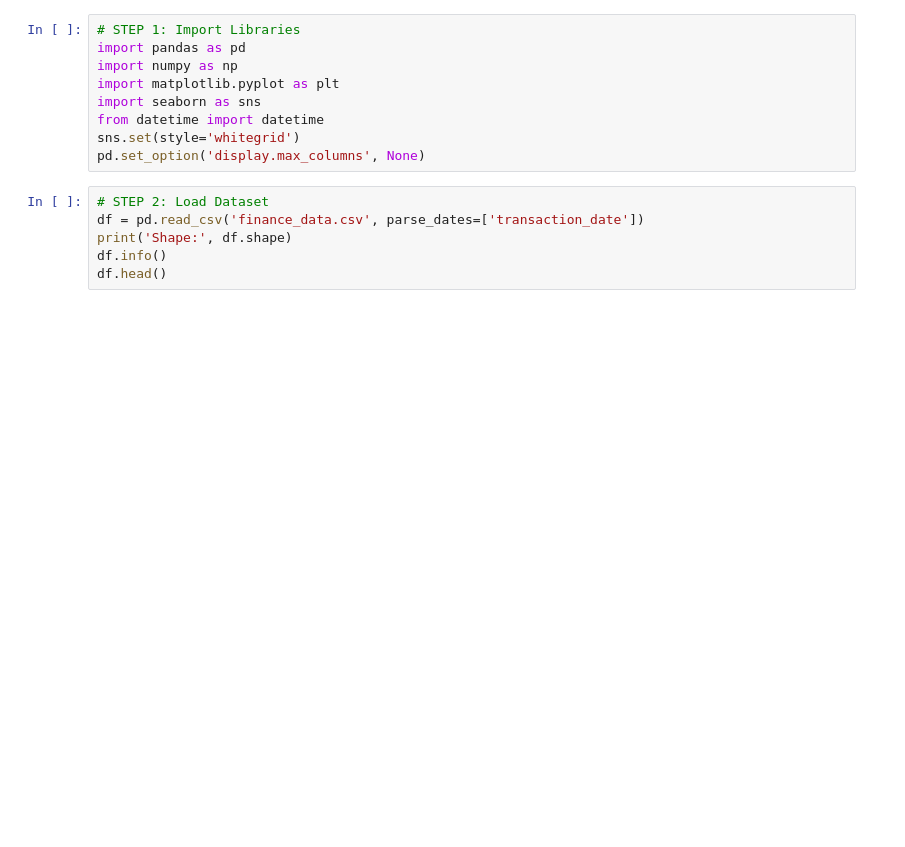
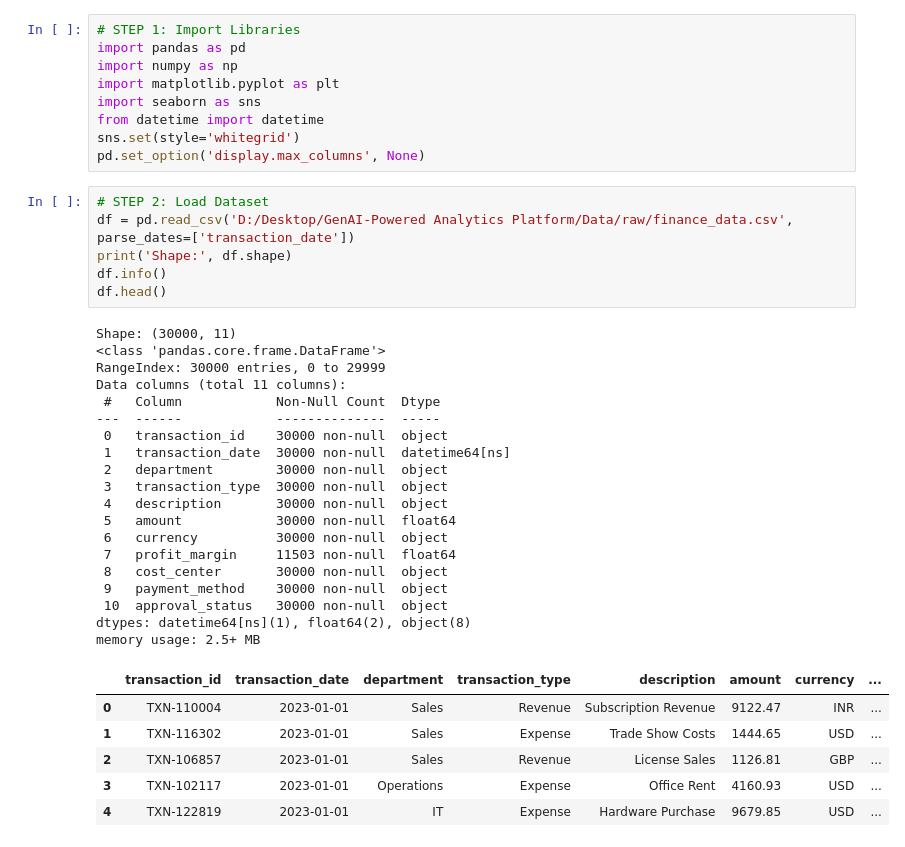
Before and after one commit to aniruddhakasar/GenAI-Powered-Analytics-RAG-LLM-Orchestration-, a Jupyter notebook: notebooks/EDA/finance_data_analysis.ipynb, the cells around one changed output. Saved outputs shown, nothing was run; the diff lists cells and outputs as text; blank space fills up the shorter version.

```diff
--- a/notebooks/EDA/finance_data_analysis.ipynb
+++ b/notebooks/EDA/finance_data_analysis.ipynb
@@ -11,9 +11,35 @@ sns.set(style='whitegrid')
 pd.set_option('display.max_columns', None)
 # %%
 # STEP 2: Load Dataset
-df = pd.read_csv('finance_data.csv', parse_dates=['transaction_date'])
+df = pd.read_csv('D:/Desktop/GenAI-Powered Analytics Platform/Data/raw/finance_data.csv', parse_dates=['transaction_date'])
 print('Shape:', df.shape)
 df.info()
 df.head()
+# %% [output]
+Shape: (30000, 11)
+<class 'pandas.core.frame.DataFrame'>
+RangeIndex: 30000 entries, 0 to 29999
+Data columns (total 11 columns):
+ #   Column            Non-Null Count  Dtype
+---  ------            --------------  -----
+ 0   transaction_id    30000 non-null  object
+ 1   transaction_date  30000 non-null  datetime64[ns]
+ 2   department        30000 non-null  object
+ 3   transaction_type  30000 non-null  object
+ 4   description       30000 non-null  object
+ 5   amount            30000 non-null  float64
+ 6   currency          30000 non-null  object
+ 7   profit_margin     11503 non-null  float64
+ 8   cost_center       30000 non-null  object
+ 9   payment_method    30000 non-null  object
+ 10  approval_status   30000 non-null  object
+dtypes: datetime64[ns](1), float64(2), object(8)
+memory usage: 2.5+ MB
+|  | transaction_id | transaction_date | department | transaction_type | description | amount | currency | ... |
+| 0 | TXN-110004 | 2023-01-01 | Sales | Revenue | Subscription Revenue | 9122.47 | INR | ... |
+| 1 | TXN-116302 | 2023-01-01 | Sales | Expense | Trade Show Costs | 1444.65 | USD | ... |
+| 2 | TXN-106857 | 2023-01-01 | Sales | Revenue | License Sales | 1126.81 | GBP | ... |
+| 3 | TXN-102117 | 2023-01-01 | Operations | Expense | Office Rent | 4160.93 | USD | ... |
+| 4 | TXN-122819 | 2023-01-01 | IT | Expense | Hardware Purchase | 9679.85 | USD | ... |
 # %%
 # STEP 3: Data Cleaning & Overview
```
Also changed, not shown: parts of 8 cells of this notebook, 3 other files.
